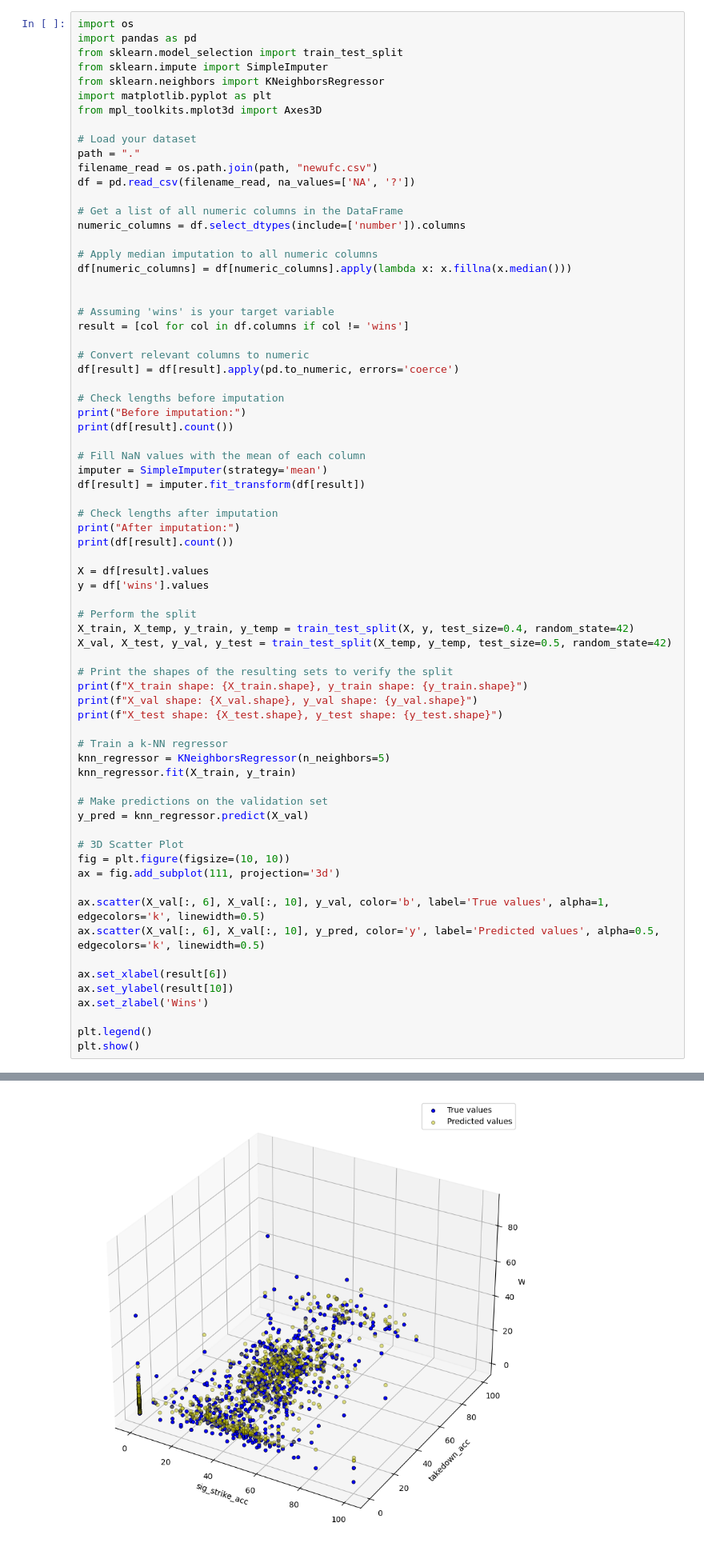
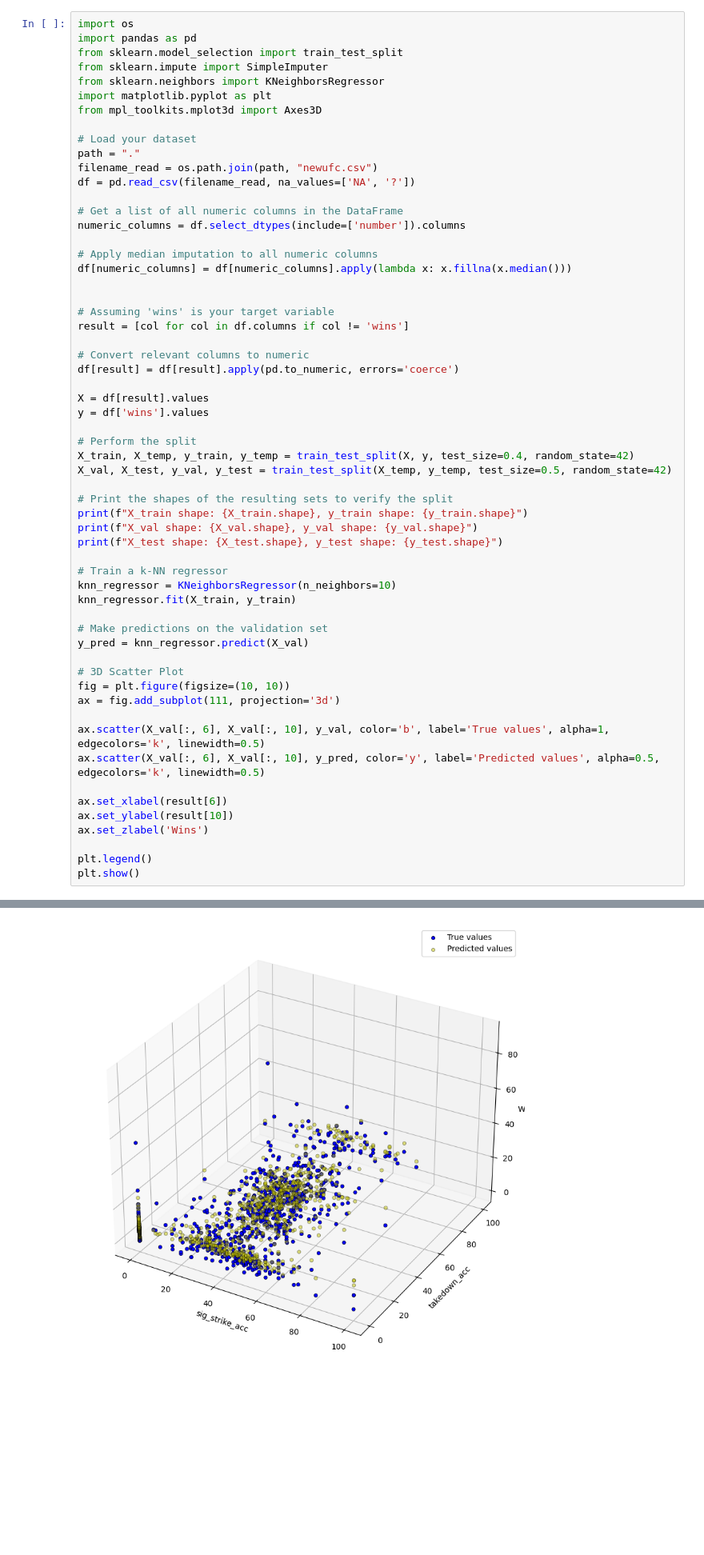
Before and after one commit to ImtiazAli1/INM701, a Jupyter notebook: cw.ipynb, the cells around one changed output, grey strips where cells are left out. Shown at 80% size. Saved outputs shown, nothing was run; the diff lists cells and outputs as text; blank space fills up the shorter version.

```diff
--- a/cw.ipynb
+++ b/cw.ipynb
@@ -305,18 +305,6 @@ result = [col for col in df.columns if col != 'wins']
 # Convert relevant columns to numeric
 df[result] = df[result].apply(pd.to_numeric, errors='coerce')
 
-# Check lengths before imputation
-print("Before imputation:")
-print(df[result].count())
-
-# Fill NaN values with the mean of each column
-imputer = SimpleImputer(strategy='mean')
-df[result] = imputer.fit_transform(df[result])
-
-# Check lengths after imputation
-print("After imputation:")
-print(df[result].count())
-
 X = df[result].values
 y = df['wins'].values
 
@@ -330,7 +318,7 @@ print(f"X_val shape: {X_val.shape}, y_val shape: {y_val.shape}")
 print(f"X_test shape: {X_test.shape}, y_test shape: {y_test.shape}")
 
 # Train a k-NN regressor
-knn_regressor = KNeighborsRegressor(n_neighbors=5)
+knn_regressor = KNeighborsRegressor(n_neighbors=10)
 knn_regressor.fit(X_train, y_train)
 
 # Make predictions on the validation set
@@ -367,4 +341,4 @@ dtype: int64
 X_train shape: (2465, 13), y_train shape: (2465,)
 X_val shape: (822, 13), y_val shape: (822,)
 X_test shape: (822, 13), y_test shape: (822,)
-[figure, old version]
+[figure, new version]
```
Also changed, not shown: parts of 2 cells of this notebook.
